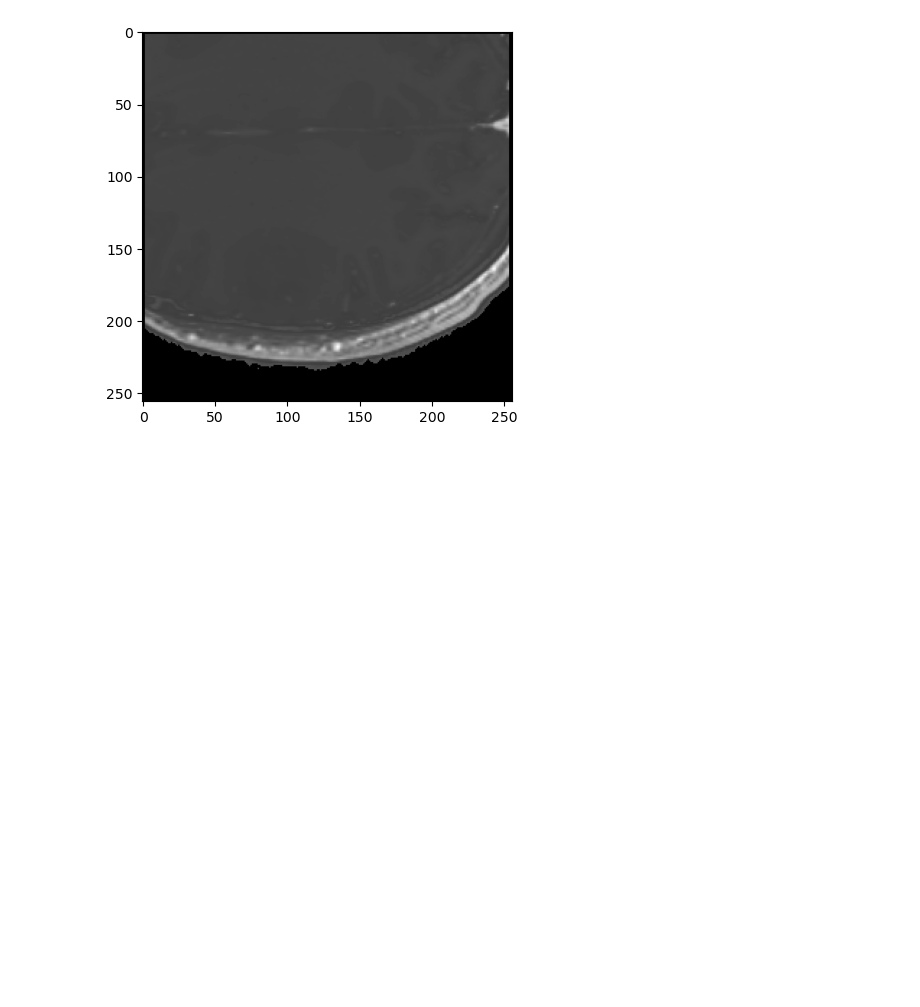
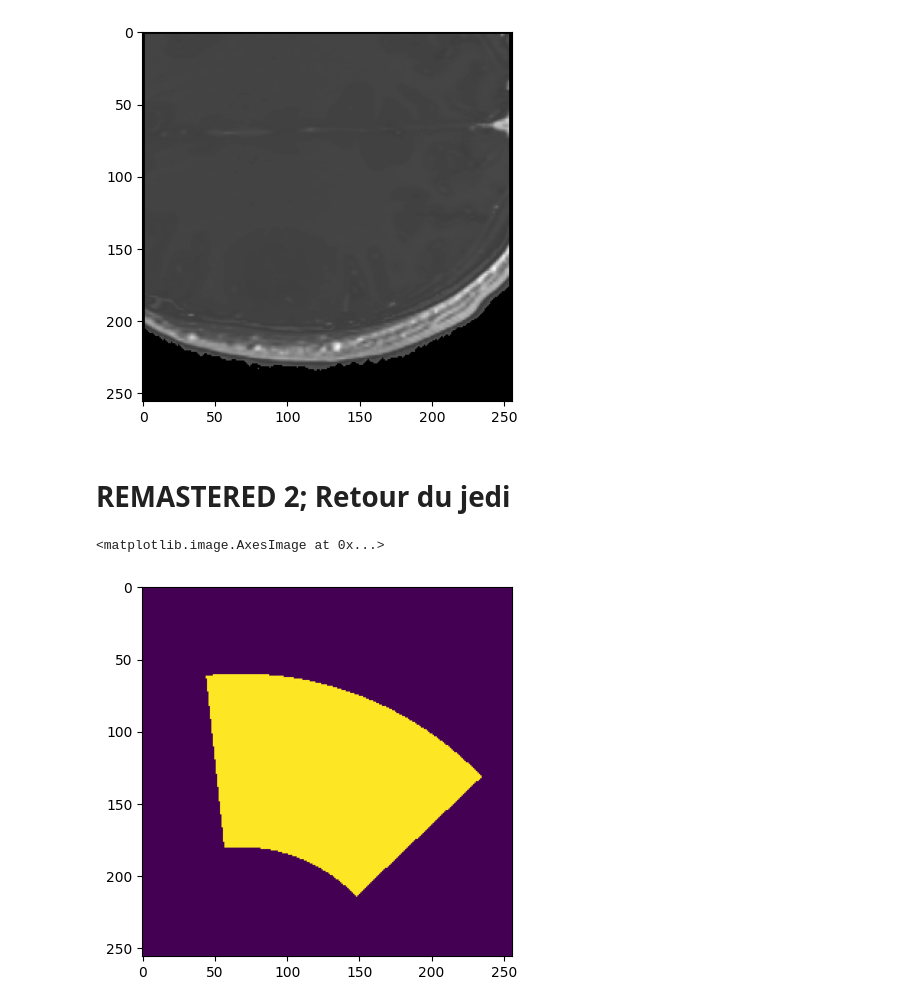
Before and after one commit to gduguey/DiffUS, a Jupyter notebook: notebooks/[DEMO] Train MRI to Impedance MLP.ipynb, the cells around one changed output. Saved outputs shown, nothing was run; the diff lists cells and outputs as text; code cells hidden in the pictures; blank space fills up the shorter version.

```diff
--- a/notebooks/[DEMO] Train MRI to Impedance MLP.ipynb
+++ b/notebooks/[DEMO] Train MRI to Impedance MLP.ipynb
@@ -371,3 +410,10 @@ plt.imshow(Z_vol[:, :, slice_idx], cmap='gray')
 # %% [output]
 <matplotlib.image.AxesImage at 0x...>
 [figure]
+# %% [markdown]
+# REMASTERED 2; Retour du jedi
+# %%
+plt.imshow(mask_segment_us)
+# %% [output]
+<matplotlib.image.AxesImage at 0x...>
+[figure, added]
```
Also changed, not shown: parts of 10 cells of this notebook.
